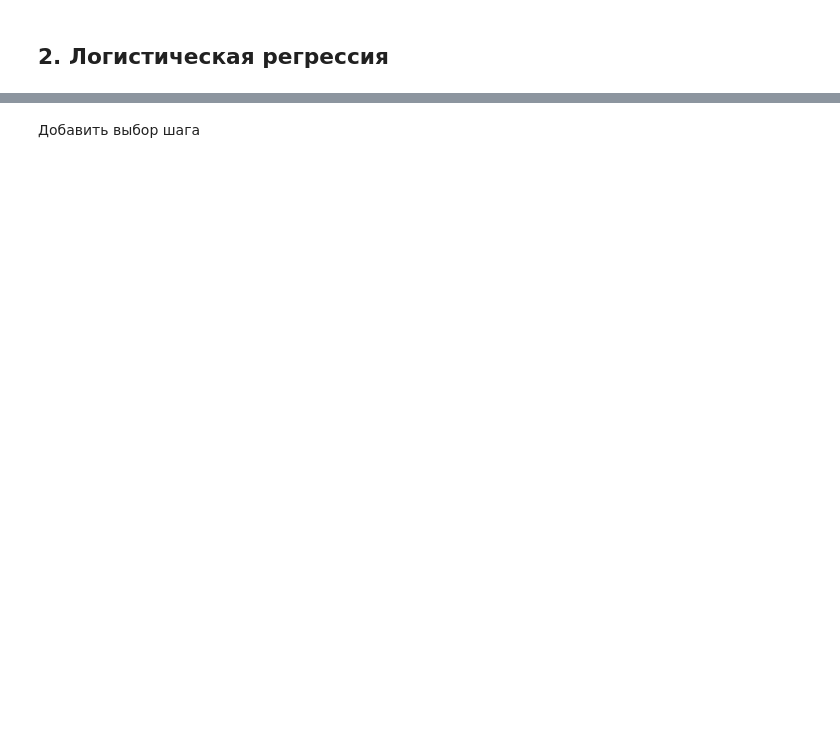
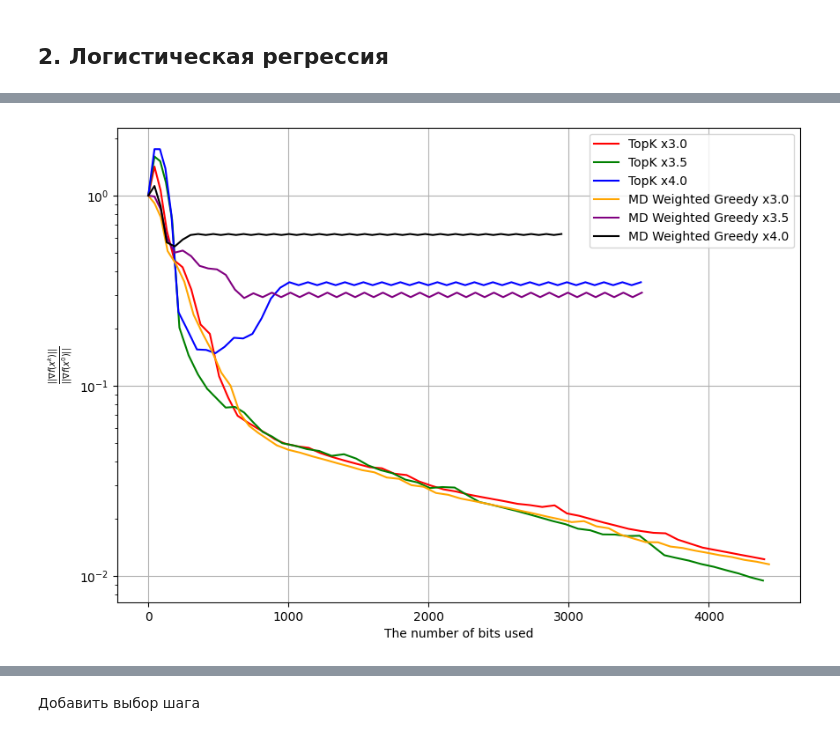
Before and after one commit to intsystems/Khafizov-BS-Thesis, a Jupyter notebook: code/main.ipynb, the cells around one changed output, grey strips where cells are left out. Drawn from its saved outputs; the diff is of its cells as text; code cells hidden in the pictures; blank space fills up the shorter version.

```diff
--- a/code/main.ipynb
+++ b/code/main.ipynb
@@ -138,3 +76,36 @@ make_err_plot(optimizers_list, labels=[f"Greedy", "GreedyMD", "MD", "Square"], t
+# %%
+np.random.seed(SEED)
+use_ratio = 0.2
+
+grad = lambda x: logreg_grad(x, args['X'], args['y'], args['alpha'])
+lr_multipliers = [3., 3.5, 4.]
+
+compressors1 = []
+for lr_multiplier in lr_multipliers:
+    compressors1 += [GreedyCompressor(grad, len(x_0), use_ratio)]
+
+compressors2 = []
+for lr_multiplier in lr_multipliers:
+    compressors2 += [MirrorDescentWeightedTopkCompressor(grad, lr_multiplier/L, len(x_0), use_ratio)]
+
+approximators1 = [BitNormGradientApproximator(compressor, func_name, args) for compressor in compressors1]
+approximators2 = [BitNormGradientApproximator(compressor, func_name, args) for compressor in compressors2]
+
+num_calls = 10**4
+
+optimizers_list = [
+    GDOptimizer(approximator, lr_multiplier/L, x_0, max_bits=num_calls) for lr_multiplier, approximator in zip(lr_multipliers, approximators1)
+]
+
+optimizers_list += [
+    GDOptimizer(approximator, lr_multiplier/L, x_0, max_bits=num_calls) for lr_multiplier, approximator in zip(lr_multipliers, approximators2)
+]
+
+for opt in optimizers_list:
+    opt.optimize()
+make_err_plot(optimizers_list, labels=[f"TopK x{lr}" for lr in lr_multipliers] + [f"MD Weighted Greedy x{lr}" for lr in lr_multipliers], title="")
+# %% [output]
+[figure, added]
 # %%
 np.random.seed(SEED)
 use_ratio = 0.2
```
Also changed, not shown: parts of 17 cells of this notebook, 5 other files.
